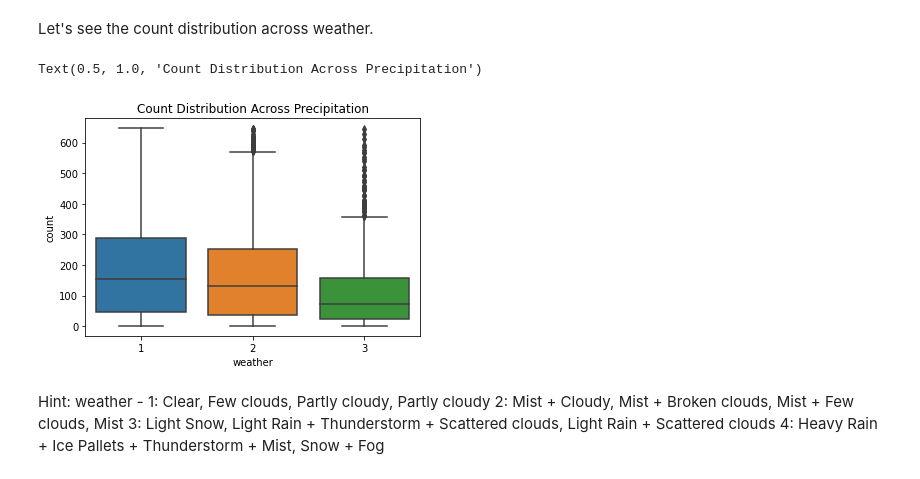
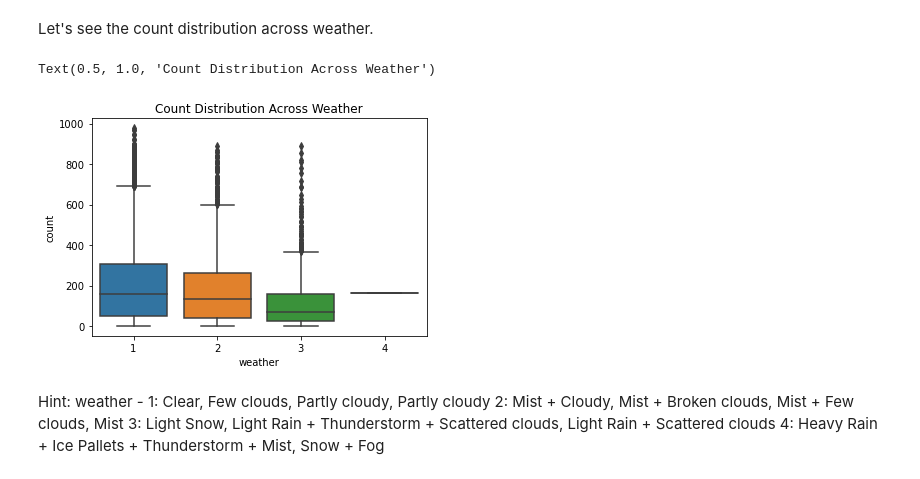
Before and after one commit to sydneycalo/biketimeseries, a Jupyter notebook: Bike Dataset Time Series Forecasting (Nicole Calo).ipynb, the cells around one changed output. Saved outputs shown, nothing was run; the diff lists cells and outputs as text; code cells hidden in the pictures.

```diff
--- a/Bike Dataset Time Series Forecasting (Nicole Calo).ipynb
+++ b/Bike Dataset Time Series Forecasting (Nicole Calo).ipynb
@@ -228,2 +230,2 @@ train_without_outliers = train[~((train < (Q1 - 1.5*IQR)) | (train > (Q3 + 1.5*I
 # %%
-train_without_outliers.shape
+data = train.append(test)
@@ -250,10 +257,10 @@ We see that season 1 (spring) has a significant drop in count.
 # %% [markdown]
 Let's see the count distribution across weather.
 # %%
-sns.boxplot(train_without_outliers['weather'],train_without_outliers['count']).set_title('Count Distribution Across Precipitation')
+sns.boxplot(data['weather'],data['count']).set_title('Count Distribution Across Weather')
 # %% [output]
-Text(0.5, 1.0, 'Count Distribution Across Precipitation')
+Text(0.5, 1.0, 'Count Distribution Across Weather')
-[figure, old version]
+[figure, new version]
 # %% [markdown]
 Hint:
 weather - 1: Clear, Few clouds, Partly cloudy, Partly cloudy
```
Also changed, not shown: parts of 52 cells of this notebook, 3 other files.
